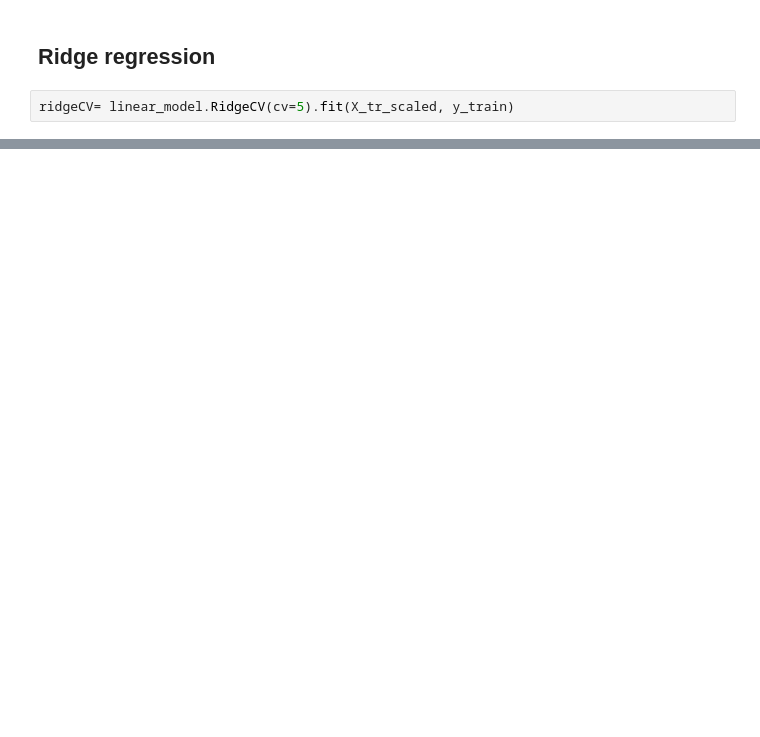
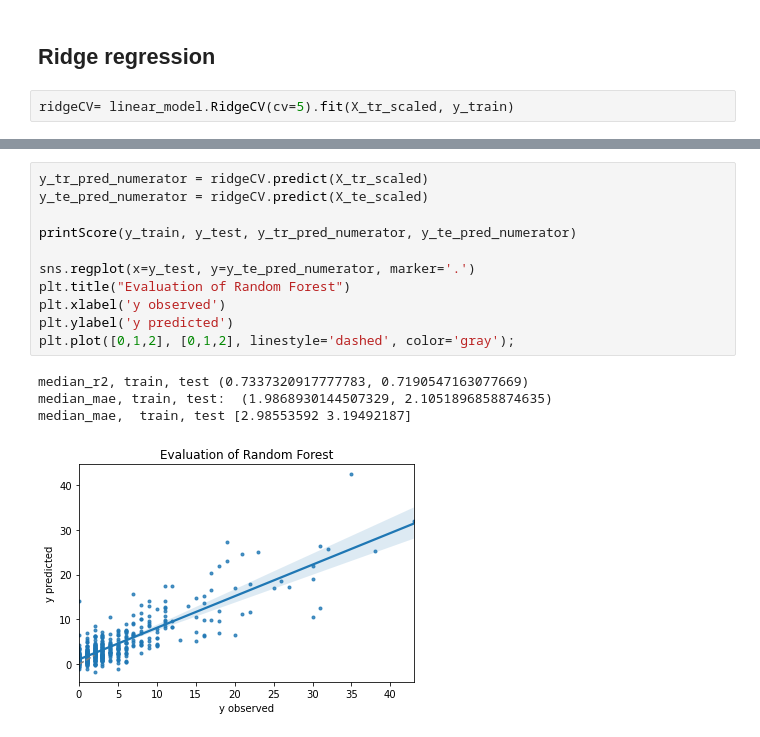
Before and after one commit to rejexx/Predicting_infection, a Jupyter notebook: 03_Preprocessing_and_Modeling.ipynb, the cells around one changed output, grey strips where cells are left out. Drawn from its saved outputs; the diff is of its cells as text; blank space fills up the shorter version.

```diff
--- a/03_Preprocessing_and_Modeling.ipynb
+++ b/03_Preprocessing_and_Modeling.ipynb
@@ -260,0 +269,16 @@ median_mae,  train, test [1.30569383 1.34747147]
+# %%
+y_tr_pred_numerator = ridgeCV.predict(X_tr_scaled)
+y_te_pred_numerator = ridgeCV.predict(X_te_scaled)
+
+printScore(y_train, y_test, y_tr_pred_numerator, y_te_pred_numerator)
+
+sns.regplot(x=y_test, y=y_te_pred_numerator, marker='.')
+plt.title("Evaluation of Random Forest")
+plt.xlabel('y observed')
+plt.ylabel('y predicted')
+plt.plot([0,1,2], [0,1,2], linestyle='dashed', color='gray');
+# %% [output]
+median_r2, train, test (0.7337320917777783, 0.7190547163077669)
+median_mae, train, test:  (1.9868930144507329, 2.1051896858874635)
+median_mae,  train, test [2.98553592 3.19492187]
+[figure, added]
```
Also changed, not shown: parts of 23 cells of this notebook.
